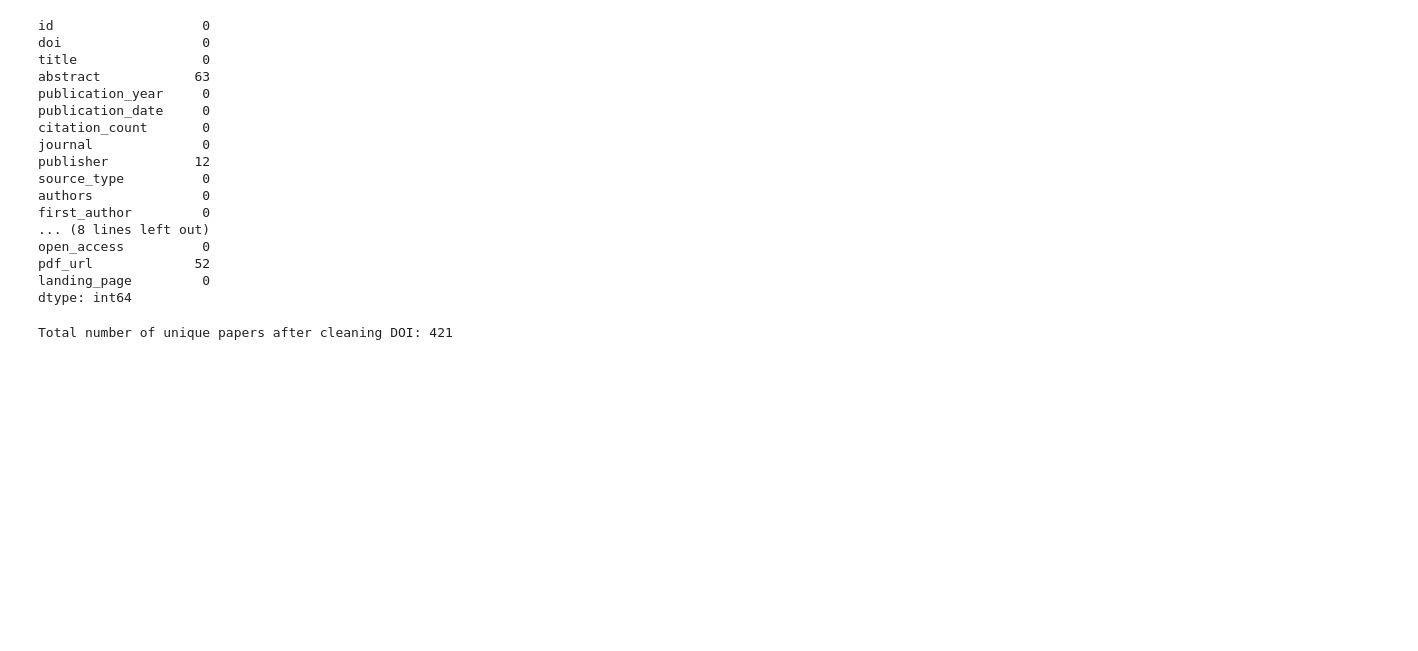
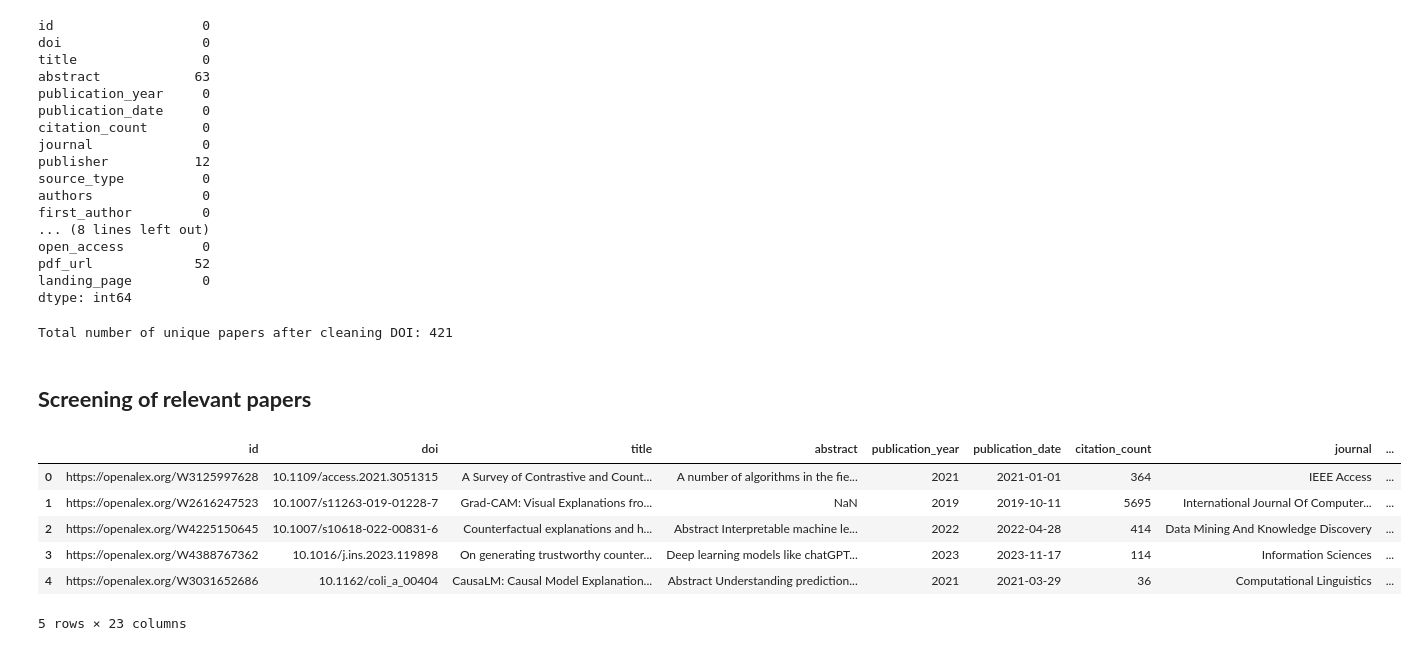
Before and after one commit to AbubakarDanhaya/xai-civil-infrastructure-review, a Jupyter notebook: notebooks/02_data_cleaning.ipynb, the cells around one changed output. Drawn from its saved outputs; the diff is of its cells as text; code cells hidden in the pictures; blank space fills up the shorter version.

```diff
--- a/notebooks/02_data_cleaning.ipynb
+++ b/notebooks/02_data_cleaning.ipynb
@@ -173,3 +173,18 @@ print("Total number of unique papers after cleaning DOI:", len(df))
 Total number of unique papers after cleaning DOI: 421
 # %%
 df.to_csv("../data/processed/cleaned_dataset.csv", index=False)
+# %% [markdown]
+## **Screening of relevant papers**
+# %%
+import pandas as pd
+
+df = pd.read_csv("../data/processed/cleaned_dataset.csv")
+df.head()
+# %% [output]
+|  | id | doi | title | abstract | publication_year | publication_date | citation_count | journal | ... |
+| 0 | https://openalex.org/W3125997628 | 10.1109/access.2021.3051315 | A Survey of Contrastive and Count... | A number of algorithms in the fie... | 2021 | 2021-01-01 | 364 | IEEE Access | ... |
+| 1 | https://openalex.org/W2616247523 | 10.1007/s11263-019-01228-7 | Grad-CAM: Visual Explanations fro... | NaN | 2019 | 2019-10-11 | 5695 | International Journal Of Computer... | ... |
+| 2 | https://openalex.org/W4225150645 | 10.1007/s10618-022-00831-6 | Counterfactual explanations and h... | Abstract Interpretable machine le... | 2022 | 2022-04-28 | 414 | Data Mining And Knowledge Discovery | ... |
+| 3 | https://openalex.org/W4388767362 | 10.1016/j.ins.2023.119898 | On generating trustworthy counter... | Deep learning models like chatGPT... | 2023 | 2023-11-17 | 114 | Information Sciences | ... |
+| 4 | https://openalex.org/W3031652686 | 10.1162/coli_a_00404 | CausaLM: Causal Model Explanation... | Abstract Understanding prediction... | 2021 | 2021-03-29 | 36 | Computational Linguistics | ... |
+5 rows × 23 columns
```
Also changed, not shown: parts of 6 cells of this notebook.
